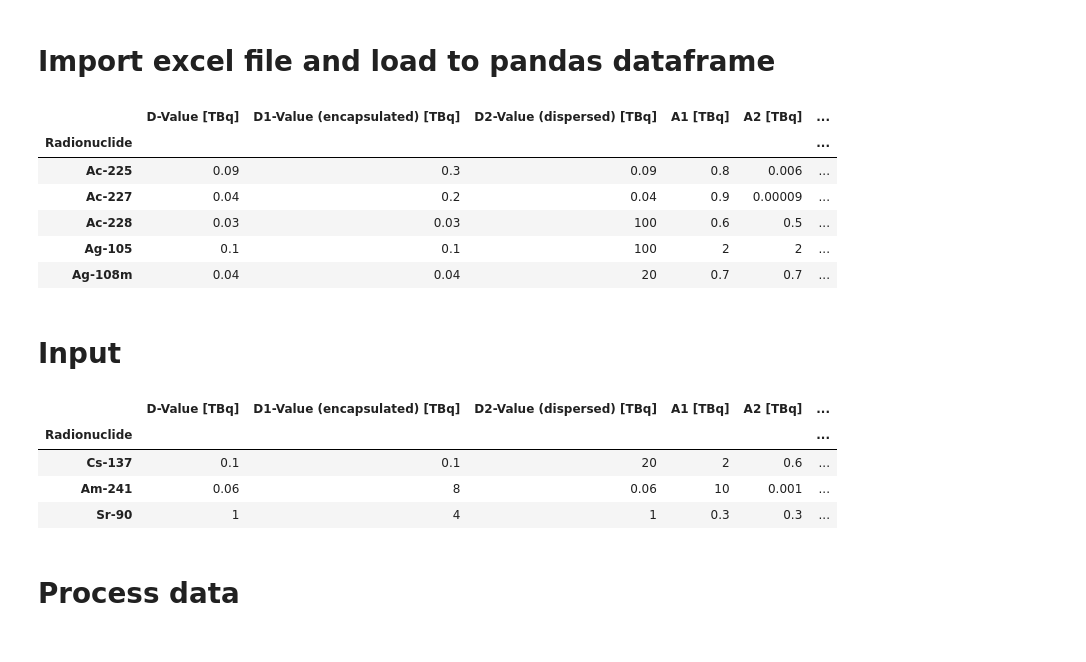
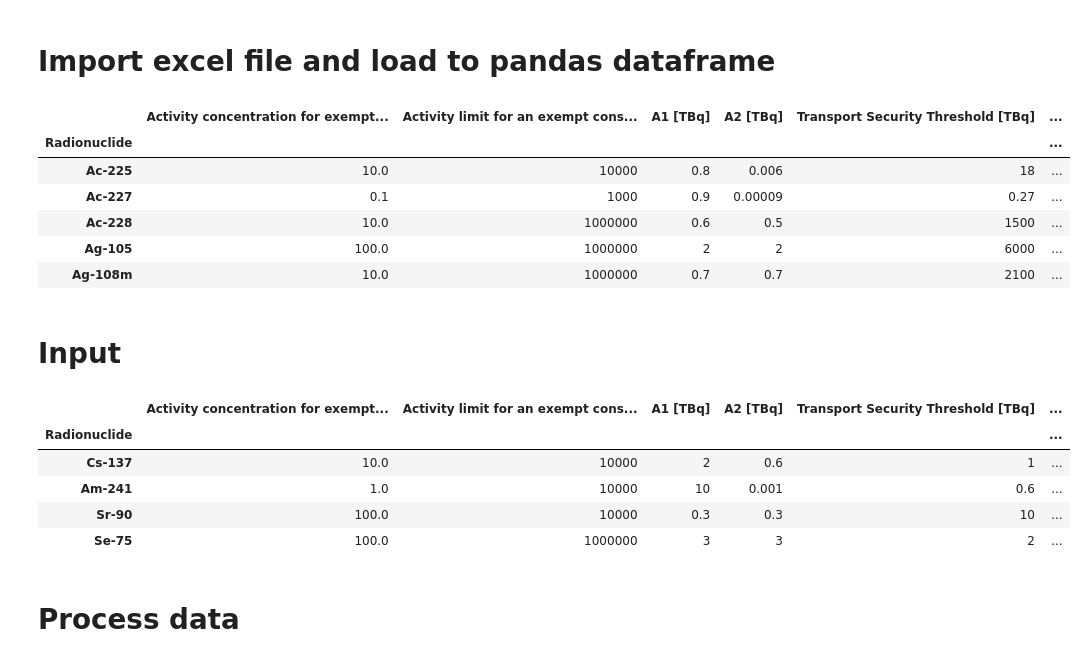
Before and after one commit to grzegrzolka/ADR-calculation, a Jupyter notebook: ADR clean.ipynb, the cells around one changed output. Drawn from its saved outputs; the diff is of its cells as text; code cells hidden in the pictures.

```diff
--- a/ADR clean.ipynb
+++ b/ADR clean.ipynb
@@ -5,43 +5,50 @@ import pandas as pd
 # %% [markdown]
 # Import excel file and load to pandas dataframe
 # %%
-file_name = "D-Value_A1_A2_Exempt.xlsm"
+file_name = "D-Value_A1_A2_Exempt_corrected.xlsm"
 df = pd.read_excel(file_name, sheet_name = "D-Value_A1_A2_Exempted")
 df = df.set_index("Radionuclide")
 df.head()
 # %% [output]
-|  | D-Value [TBq] | D1-Value (encapsulated) [TBq] | D2-Value (dispersed) [TBq] | A1 [TBq] | A2 [TBq] | ... |
+|  | Activity concentration for exempt... | Activity limit for an exempt cons... | A1 [TBq] | A2 [TBq] | Transport Security Threshold [TBq] | ... |
 | Radionuclide |  |  |  |  |  | ... |
-| Ac-225 | 0.09 | 0.3 | 0.09 | 0.8 | 0.006 | ... |
-| Ac-227 | 0.04 | 0.2 | 0.04 | 0.9 | 0.00009 | ... |
-| Ac-228 | 0.03 | 0.03 | 100 | 0.6 | 0.5 | ... |
-| Ag-105 | 0.1 | 0.1 | 100 | 2 | 2 | ... |
-| Ag-108m | 0.04 | 0.04 | 20 | 0.7 | 0.7 | ... |
+| Ac-225 | 10.0 | 10000 | 0.8 | 0.006 | 18 | ... |
+| Ac-227 | 0.1 | 1000 | 0.9 | 0.00009 | 0.27 | ... |
+| Ac-228 | 10.0 | 1000000 | 0.6 | 0.5 | 1500 | ... |
+| Ag-105 | 100.0 | 1000000 | 2 | 2 | 6000 | ... |
+| Ag-108m | 10.0 | 1000000 | 0.7 | 0.7 | 2100 | ... |
 # %% [markdown]
 # Input
 # %%
 isotope_1 = "Cs-137"
-activity_1 = 9
-activity_1 = activity_1 / 1000000
+activity_1 = 1 #MBq
+activity_1 = activity_1 / 1000000 #TBq
 
 isotope_2 = "Am-241"
-activity_2 = 300
-activity_2 = activity_2 / 1000000
+activity_2 = 400 #MBq
+activity_2 = activity_2 / 1000000 #TBq
 
 isotope_3 = "Sr-90"
-activity_3 = 8
-activity_3 = activity_3 / 1000000
+activity_3 = 1 #MBq
+activity_3 = activity_3 / 1000000 #TBq
+
+isotope_4 = "Se-75"
+activity_4 = 1 #MBq
+activity_4 = activity_4 / 1000000 #TBq
 
 mass_kg = 10
+is_solid = True
 
-activity_list = [activity_1, activity_2, activity_3 ]
-selected_isotopes = df.loc[[isotope_1, isotope_2, isotope_3]]
+activity_list = [activity_1, activity_2, activity_3, activity_4 ] #TBq
+selected_isotopes = df.loc[[isotope_1, isotope_2, isotope_3, isotope_4]]
+selected_isotopes ["Activity [TBq]"] = activity_list #TBq
 selected_isotopes
 # %% [output]
-|  | D-Value [TBq] | D1-Value (encapsulated) [TBq] | D2-Value (dispersed) [TBq] | A1 [TBq] | A2 [TBq] | ... |
+|  | Activity concentration for exempt... | Activity limit for an exempt cons... | A1 [TBq] | A2 [TBq] | Transport Security Threshold [TBq] | ... |
 | Radionuclide |  |  |  |  |  | ... |
-| Cs-137 | 0.1 | 0.1 | 20 | 2 | 0.6 | ... |
-| Am-241 | 0.06 | 8 | 0.06 | 10 | 0.001 | ... |
-| Sr-90 | 1 | 4 | 1 | 0.3 | 0.3 | ... |
+| Cs-137 | 10.0 | 10000 | 2 | 0.6 | 1 | ... |
+| Am-241 | 1.0 | 10000 | 10 | 0.001 | 0.6 | ... |
+| Sr-90 | 100.0 | 10000 | 0.3 | 0.3 | 10 | ... |
+| Se-75 | 100.0 | 1000000 | 3 | 3 | 2 | ... |
 # %% [markdown]
 # Process data
```
Also changed, not shown: parts of 10 cells of this notebook, 1 other file.
